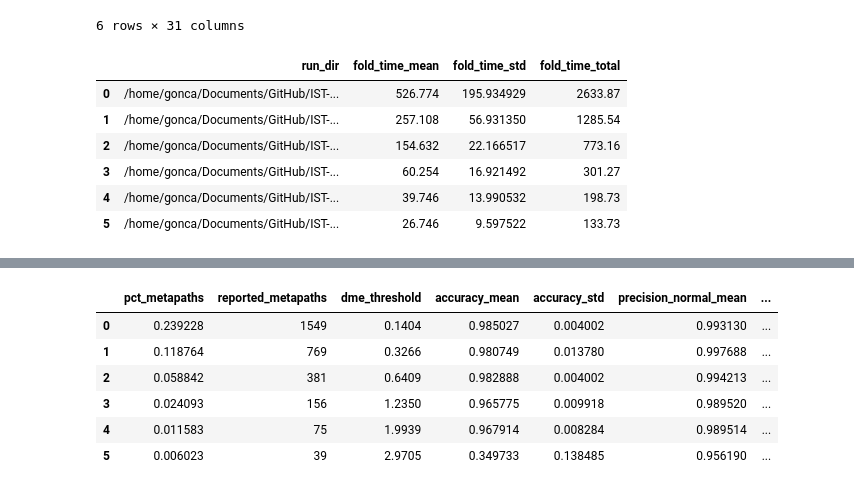
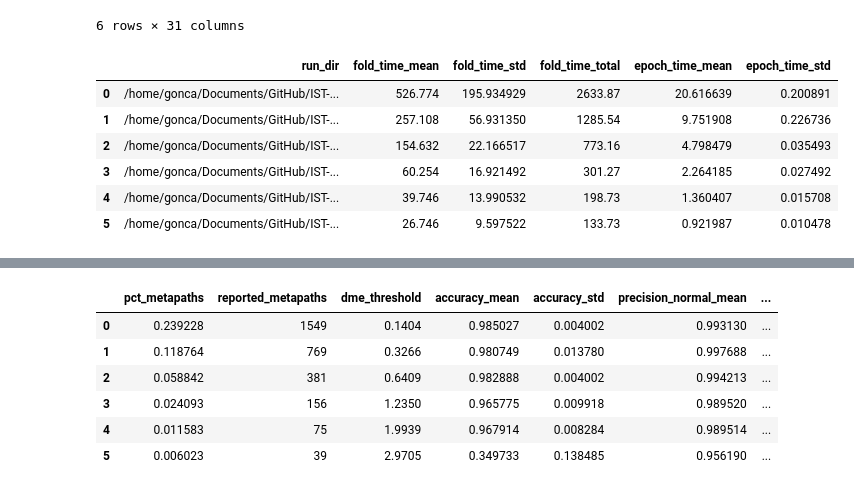
Before and after one commit to BridgeSentry/BridgeSentry, a Jupyter notebook: notebooks/dme_distribution_mlp_20260810.ipynb, the cells around one changed output, grey strips where cells are left out. Drawn from its saved outputs; the diff is of its cells as text; code cells hidden in the pictures.

```diff
--- a/notebooks/dme_distribution_mlp_20260810.ipynb
+++ b/notebooks/dme_distribution_mlp_20260810.ipynb
@@ -24,7 +24,7 @@ def load_data(csv_path: str) -> pd.DataFrame:
 
     return df
 
-df = load_data("/home/gonca/Documents/GitHub/IST-Thesis/BridgeDefender/outputs/single-mlpbased-final-eval-tuningdme-ronin12-omni-nomad-polyn-qubit-harmony-thor123-meter-hypr-xbridge/dme_report.csv")
+df = load_data("/home/gonca/Documents/GitHub/IST-Thesis/BridgeDefender/outputs/mlpbased-single-final-eval-tuningdme-ronin12-omni-nomad-polyn-qubit-harmony-thor123-meter-hypr-xbridge/dme_report.csv")
 df["abs_difference"] = df["difference"].abs()
 # %%
 def plot_histogram(df: pd.DataFrame, bins: int, max_difference: float, interval_size: float = None, ax=None, ax_index: int = 0):
@@ -245,7 +245,7 @@ from cli import Cli
 from dataset_generator.types import DATASET_TYPE
 
 # Define the absolute path for the root directory for outputs here (and if possible, make sure to have a prepared _dataset folder)
-OUTPUTS_ROOT = Path("/home/gonca/Documents/GitHub/IST-Thesis/BridgeDefender/outputs/single-mlpbased-final-eval-tuningdme-ronin12-omni-nomad-polyn-qubit-harmony-thor123-meter-hypr-xbridge")
+OUTPUTS_ROOT = Path("/home/gonca/Documents/GitHub/IST-Thesis/BridgeDefender/outputs/mlpbased-single-final-eval-tuningdme-ronin12-omni-nomad-polyn-qubit-harmony-thor123-meter-hypr-xbridge")
 # %% [markdown]
 The next cells will run the model training for different metapath difference thresholds.
 
@@ -522,11 +522,23 @@ metrics_df
 # %%
 def load_fold_durations(run_dir: Path) -> dict:
     df = pd.read_csv(run_dir / "fold_durations.csv")
+
+    # Early stopping means folds can run for different numbers of epochs,
+    # so raw fold time alone is not comparable across runs/folds.
+    loss_df = pd.read_csv(run_dir / "val_val_loss.csv")
+    fold_cols = [c for c in loss_df.columns if c.startswith("fold_")]
+    epochs_per_fold = loss_df[fold_cols].notna().sum()
+
+    df["epochs"] = df["fold"].map(epochs_per_fold)
+    df["time_per_epoch"] = df["time"] / df["epochs"]
+
     return {
         "run_dir": run_dir,
         "fold_time_mean": df["time"].mean(),
         "fold_time_std": df["time"].std(ddof=0),  # match summary.txt convention
         "fold_time_total": df["time"].sum(),
+        "epoch_time_mean": df["time_per_epoch"].mean(),
+        "epoch_time_std": df["time_per_epoch"].std(ddof=0),
     }
 
 durations = [load_fold_durations(p) for p in run_dirs]
@@ -865,7 +877,7 @@ from cli import Cli
 from dataset_generator.types import DATASET_TYPE
 
 # Define the absolute path for the root directory for outputs here (and if possible, make sure to have a prepared _dataset folder)
-OUTPUTS_ROOT = Path("/home/gonca/Documents/GitHub/IST-Thesis/BridgeDefender/outputs/cctx-mlpbased-final-eval-tuningdme-ronin12-omni-nomad-polyn-qubit-harmony-thor123-meter-hypr-xbridge")
+OUTPUTS_ROOT = Path("/home/gonca/Documents/GitHub/IST-Thesis/BridgeDefender/outputs/mlpbased-cctx-final-eval-tuningdme-ronin12-omni-nomad-polyn-qubit-harmony-thor123-meter-hypr-xbridge")
 # %% [markdown]
 The next cells will run the model training for different metapath difference thresholds.
 
@@ -1142,24 +1154,36 @@ metrics_df
 # %%
 def load_fold_durations(run_dir: Path) -> dict:
     df = pd.read_csv(run_dir / "fold_durations.csv")
+
+    # Early stopping means folds can run for different numbers of epochs,
+    # so raw fold time alone is not comparable across runs/folds.
+    loss_df = pd.read_csv(run_dir / "val_val_loss.csv")
+    fold_cols = [c for c in loss_df.columns if c.startswith("fold_")]
+    epochs_per_fold = loss_df[fold_cols].notna().sum()
+
+    df["epochs"] = df["fold"].map(epochs_per_fold)
+    df["time_per_epoch"] = df["time"] / df["epochs"]
+
     return {
         "run_dir": run_dir,
         "fold_time_mean": df["time"].mean(),
         "fold_time_std": df["time"].std(ddof=0),  # match summary.txt convention
         "fold_time_total": df["time"].sum(),
+        "epoch_time_mean": df["time_per_epoch"].mean(),
+        "epoch_time_std": df["time_per_epoch"].std(ddof=0),
     }
 
 durations = [load_fold_durations(p) for p in run_dirs]
 durations_df = pd.DataFrame(durations)
 durations_df
 # %% [output]
-|  | run_dir | fold_time_mean | fold_time_std | fold_time_total |
-| 0 | /home/gonca/Documents/GitHub/IST-... | 526.774 | 195.934929 | 2633.87 |
-| 1 | /home/gonca/Documents/GitHub/IST-... | 257.108 | 56.931350 | 1285.54 |
-| 2 | /home/gonca/Documents/GitHub/IST-... | 154.632 | 22.166517 | 773.16 |
-| 3 | /home/gonca/Documents/GitHub/IST-... | 60.254 | 16.921492 | 301.27 |
-| 4 | /home/gonca/Documents/GitHub/IST-... | 39.746 | 13.990532 | 198.73 |
-| 5 | /home/gonca/Documents/GitHub/IST-... | 26.746 | 9.597522 | 133.73 |
+|  | run_dir | fold_time_mean | fold_time_std | fold_time_total | epoch_time_mean | epoch_time_std |
+| 0 | /home/gonca/Documents/GitHub/IST-... | 526.774 | 195.934929 | 2633.87 | 20.616639 | 0.200891 |
+| 1 | /home/gonca/Documents/GitHub/IST-... | 257.108 | 56.931350 | 1285.54 | 9.751908 | 0.226736 |
+| 2 | /home/gonca/Documents/GitHub/IST-... | 154.632 | 22.166517 | 773.16 | 4.798479 | 0.035493 |
+| 3 | /home/gonca/Documents/GitHub/IST-... | 60.254 | 16.921492 | 301.27 | 2.264185 | 0.027492 |
+| 4 | /home/gonca/Documents/GitHub/IST-... | 39.746 | 13.990532 | 198.73 | 1.360407 | 0.015708 |
+| 5 | /home/gonca/Documents/GitHub/IST-... | 26.746 | 9.597522 | 133.73 | 0.921987 | 0.010478 |
 # %%
 comparison_df = (
     configs_df
```
Also changed, not shown: parts of 14 cells of this notebook.
